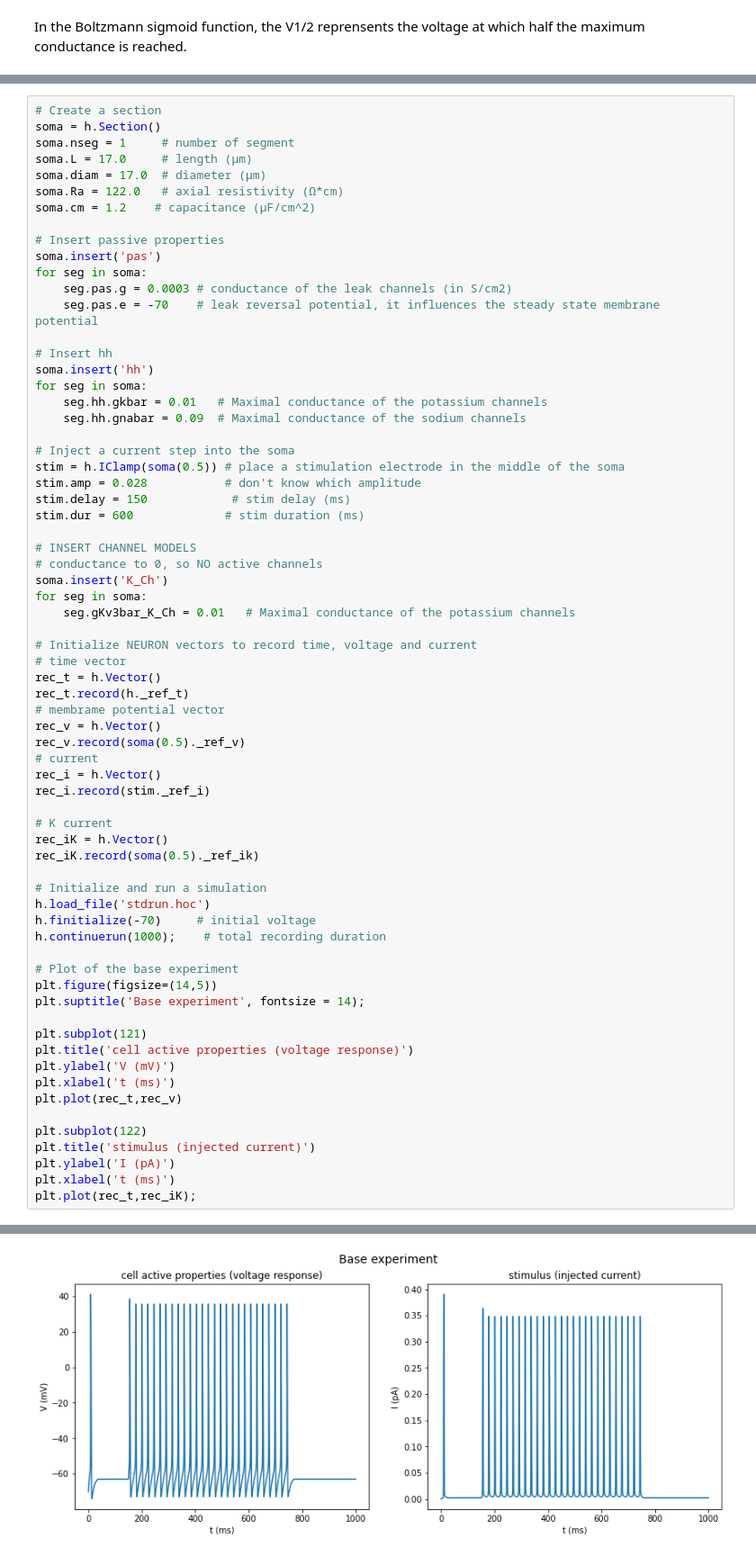
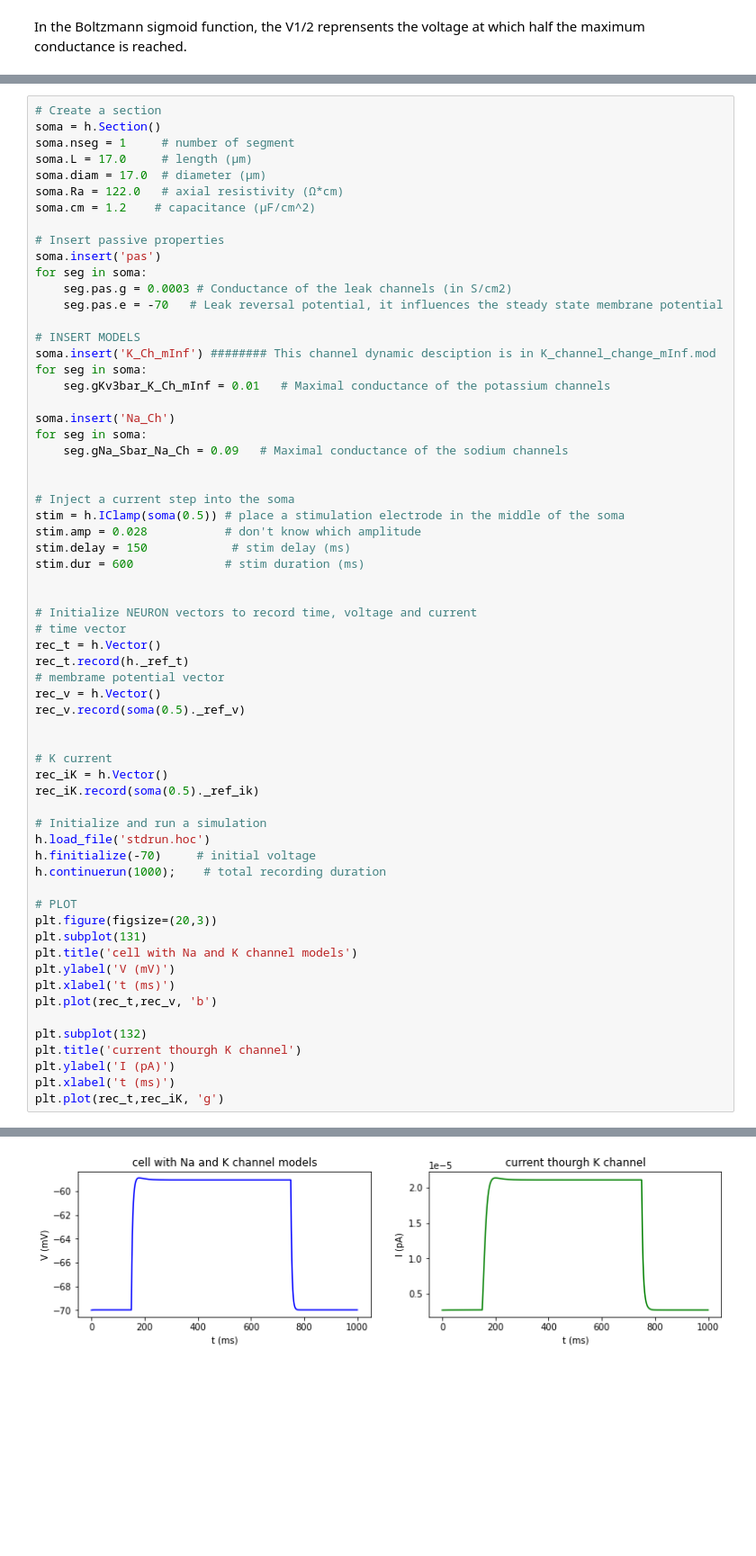
Before and after one commit to AlbrechtAlice/In-Silico-Neuroscience, a Jupyter notebook: Week3_HomeWork.ipynb, the cells around one changed output, grey strips where cells are left out. Shown at 90% size. Drawn from its saved outputs; the diff is of its cells as text; blank space fills up the shorter version.

```diff
--- a/Week3_HomeWork.ipynb
+++ b/Week3_HomeWork.ipynb
@@ -469,14 +482,18 @@ soma.cm = 1.2    # capacitance (µF/cm^2)
 # Insert passive properties
 soma.insert('pas')
 for seg in soma:
-    seg.pas.g = 0.0003 # conductance of the leak channels (in S/cm2)
-    seg.pas.e = -70    # leak reversal potential, it influences the steady state membrane potential
+    seg.pas.g = 0.0003 # Conductance of the leak channels (in S/cm2)
+    seg.pas.e = -70   # Leak reversal potential, it influences the steady state membrane potential
 
-# Insert hh
-soma.insert('hh')
+# INSERT MODELS
+soma.insert('K_Ch_mInf') ######## This channel dynamic desciption is in K_channel_change_mInf.mod
 for seg in soma:
-    seg.hh.gkbar = 0.01   # Maximal conductance of the potassium channels
-    seg.hh.gnabar = 0.09  # Maximal conductance of the sodium channels
+    seg.gKv3bar_K_Ch_mInf = 0.01   # Maximal conductance of the potassium channels
+
+soma.insert('Na_Ch')
+for seg in soma:
+    seg.gNa_Sbar_Na_Ch = 0.09   # Maximal conductance of the sodium channels
+
 
 # Inject a current step into the soma
 stim = h.IClamp(soma(0.5)) # place a stimulation electrode in the middle of the soma
@@ -484,11 +501,6 @@ stim.amp = 0.028           # don't know which amplitude
 stim.delay = 150            # stim delay (ms)
 stim.dur = 600             # stim duration (ms)
 
-# INSERT CHANNEL MODELS
-# conductance to 0, so NO active channels
-soma.insert('K_Ch')
-for seg in soma:
-    seg.gKv3bar_K_Ch = 0.01   # Maximal conductance of the potassium channels
 
 # Initialize NEURON vectors to record time, voltage and current
 # time vector
@@ -497,9 +509,7 @@ rec_t.record(h._ref_t)
 # membrame potential vector
 rec_v = h.Vector()
 rec_v.record(soma(0.5)._ref_v)
-# current
-rec_i = h.Vector()
-rec_i.record(stim._ref_i)
+
 
 # K current
 rec_iK = h.Vector()
@@ -510,19 +520,17 @@ h.load_file('stdrun.hoc')
 h.finitialize(-70)     # initial voltage
 h.continuerun(1000);    # total recording duration
 
-# Plot of the base experiment
-plt.figure(figsize=(14,5))
-plt.suptitle('Base experiment', fontsize = 14);
-
-plt.subplot(121)
-plt.title('cell active properties (voltage response)')
+# PLOT
+plt.figure(figsize=(20,3))
+plt.subplot(131)
+plt.title('cell with Na and K channel models')
 plt.ylabel('V (mV)')
 plt.xlabel('t (ms)')
-plt.plot(rec_t,rec_v)
+plt.plot(rec_t,rec_v, 'b')
 
-plt.subplot(122)
-plt.title('stimulus (injected current)')
+plt.subplot(132)
+plt.title('current thourgh K channel')
 plt.ylabel('I (pA)')
 plt.xlabel('t (ms)')
-plt.plot(rec_t,rec_iK);
+plt.plot(rec_t,rec_iK, 'g')
 # %% [output]
@@ -529 +538 @@ plt.plot(rec_t,rec_iK);
-[figure, old version]
+[figure, new version]
```
Also changed, not shown: parts of 6 cells of this notebook, 1 other file.
